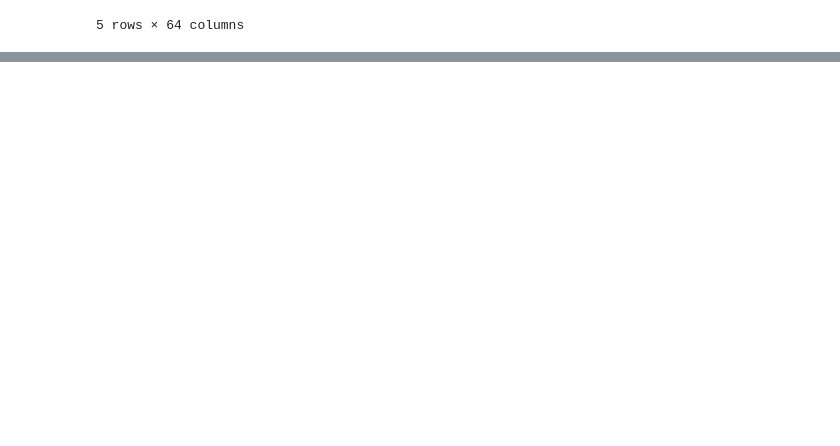
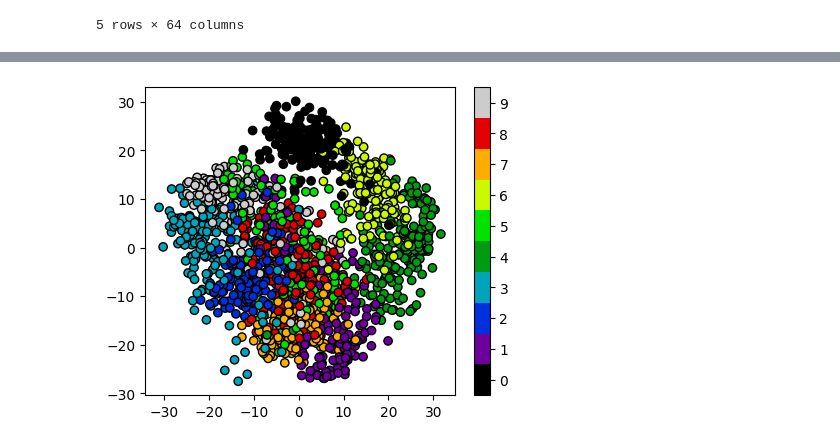
Before and after one commit to MaxDangVu136/ml_carpentry_workshop_2023, a Jupyter notebook: ml_carpentry_workshop_day2_unsupervised.ipynb, the cells around one changed output, grey strips where cells are left out. Saved outputs shown, nothing was run; the diff lists cells and outputs as text; code cells hidden in the pictures; blank space fills up the shorter version.

```diff
--- a/ml_carpentry_workshop_day2_unsupervised.ipynb
+++ b/ml_carpentry_workshop_day2_unsupervised.ipynb
@@ -111,0 +160,6 @@ Name: target, Length: 1797, dtype: int64
+# %%
+fig = plt.figure(1, figsize=(5,4))
+plt.scatter(tx, ty, c=labels, cmap='nipy_spectral', edgecolor='k')
+plt.colorbar(boundaries=np.arange(11)-0.5).set_ticks(np.arange(10))
+# %% [output]
+[figure, added]
```
Also changed, not shown: parts of 8 cells of this notebook.
